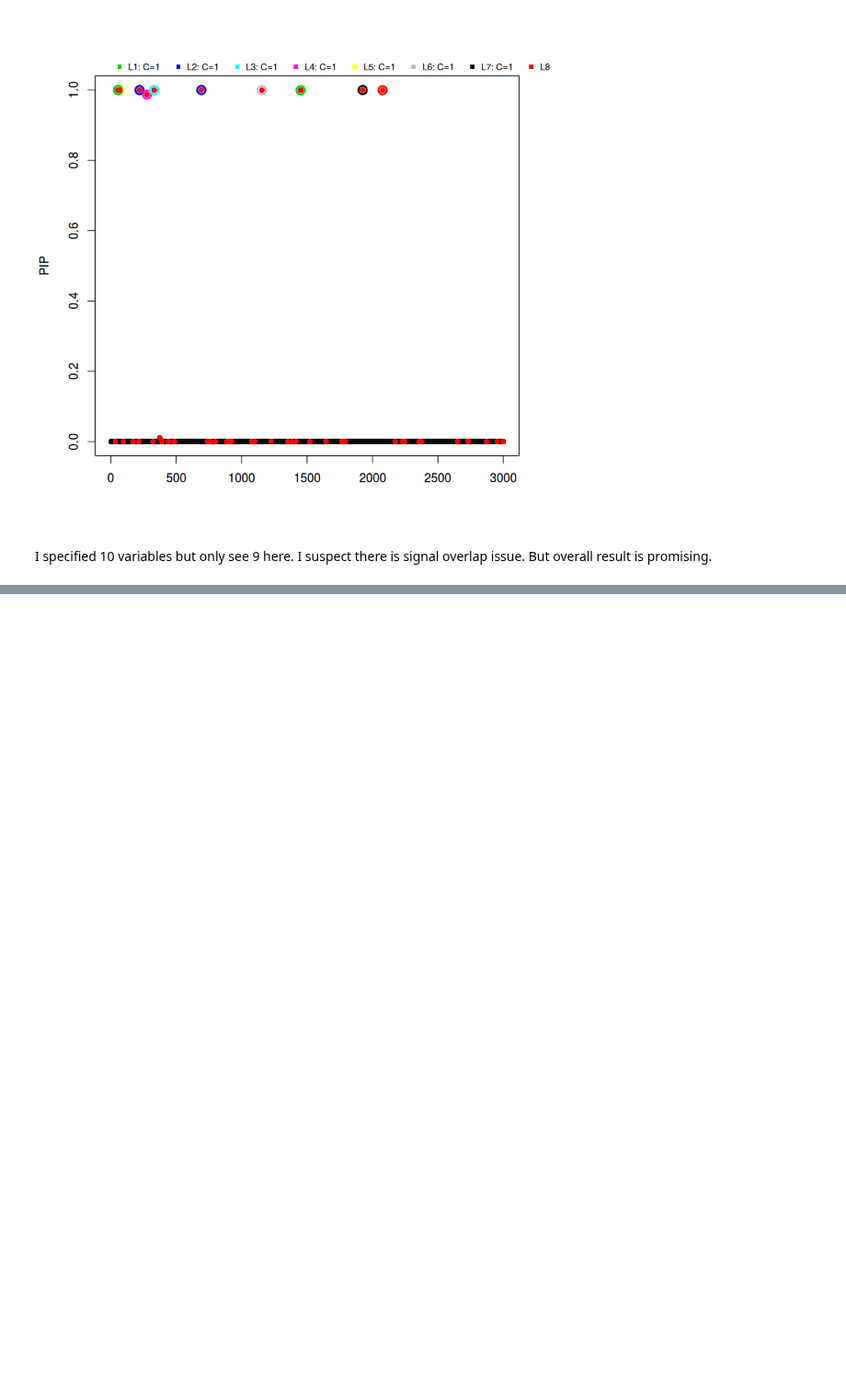
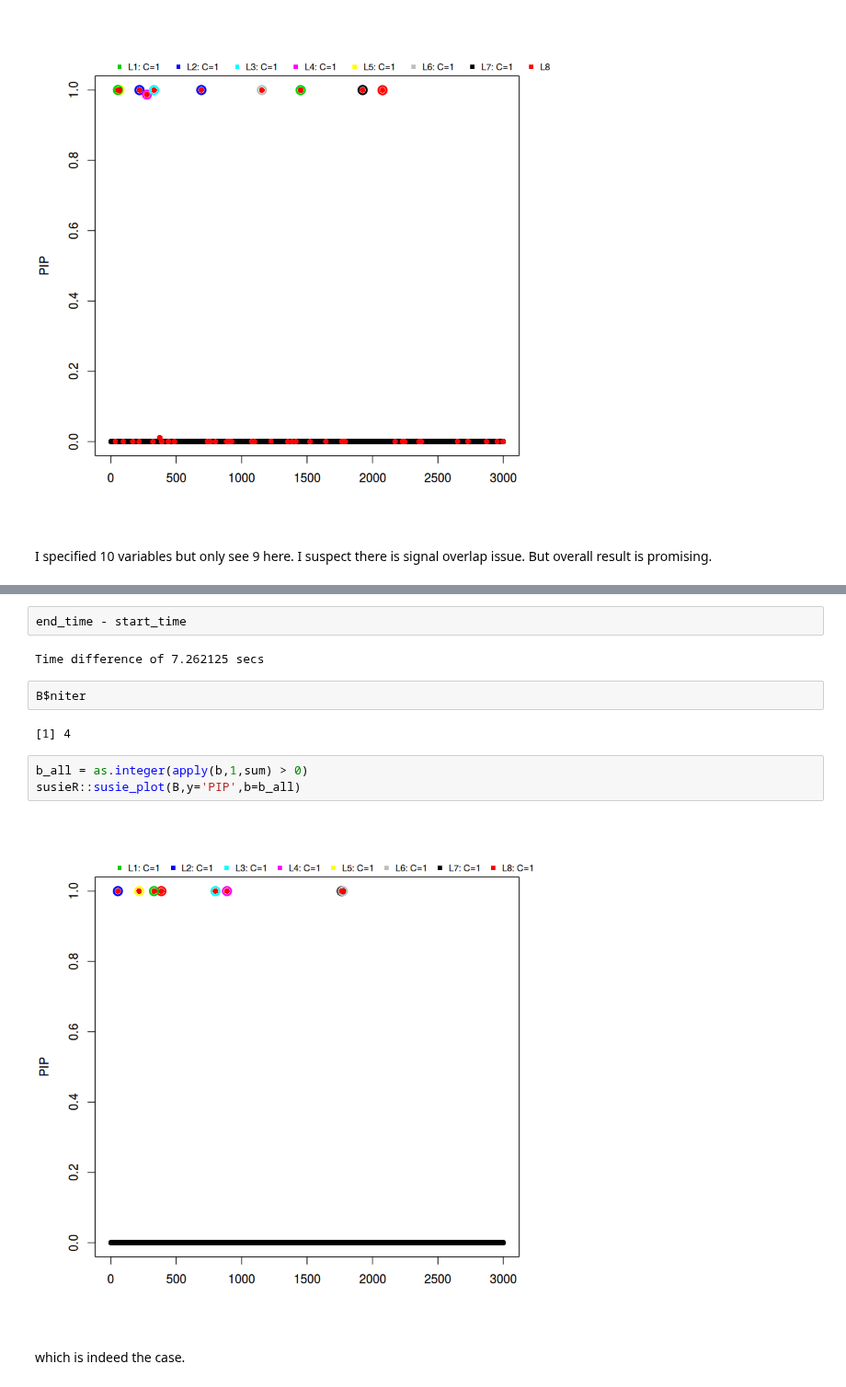
Before and after one commit to stephenslab/mvsusieR, a Jupyter notebook: inst/prototypes/mmbr_mwe.ipynb, the cells around one changed output, grey strips where cells are left out. Shown at 92% size. Cells and saved outputs as stored; diff of their text form; blank space fills up the shorter version.

```diff
--- a/inst/prototypes/mmbr_mwe.ipynb
+++ b/inst/prototypes/mmbr_mwe.ipynb
@@ -49,0 +67,15 @@ I specified 10 variables but only see 9 here. I suspect there is signal overlap
+# %%
+end_time - start_time
+# %% [output]
+Time difference of 7.262125 secs
+# %%
+B$niter
+# %% [output]
+[1] 4
+# %%
+b_all = as.integer(apply(b,1,sum) > 0)
+susieR::susie_plot(B,y='PIP',b=b_all)
+# %% [output]
+[figure, added]
+# %% [markdown]
+which is indeed the case.
```
Also changed, not shown: parts of 7 cells of this notebook, 1 other file.
